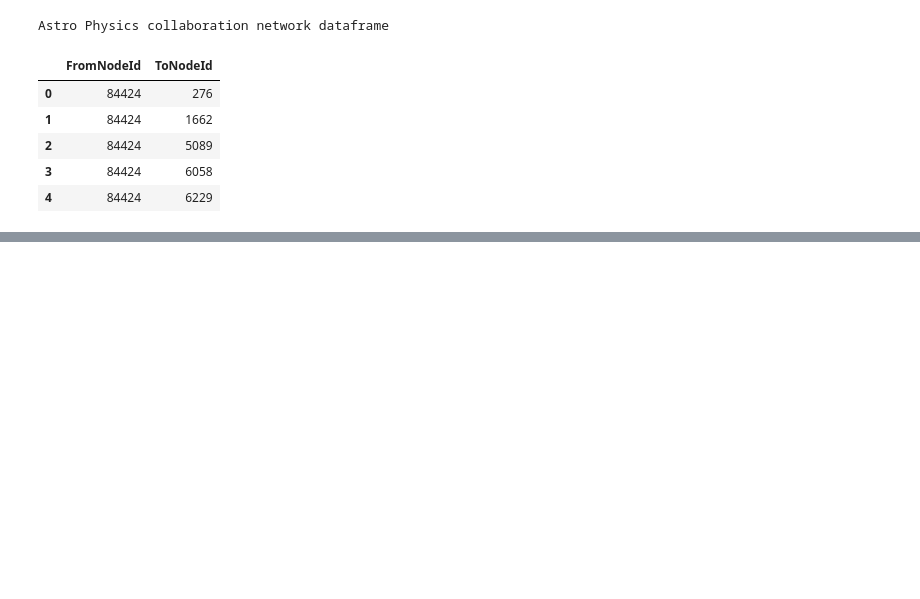
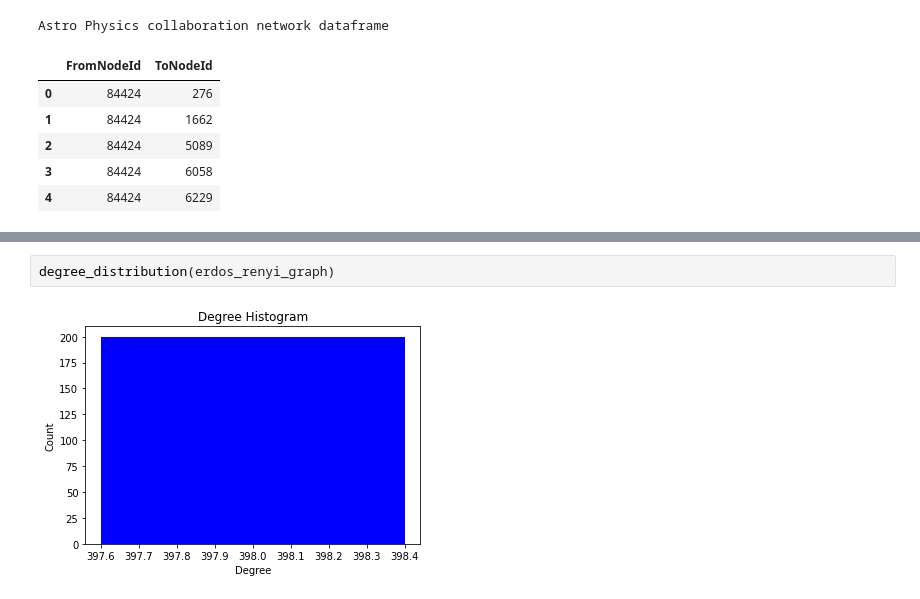
Before and after one commit to MuhammadWaleedUsman/SocialNetworkAnalysisAssignment2, a Jupyter notebook: SnaAssignment2.ipynb, the cells around one changed output, grey strips where cells are left out. Drawn from its saved outputs; the diff is of its cells as text; blank space fills up the shorter version.

```diff
--- a/SnaAssignment2.ipynb
+++ b/SnaAssignment2.ipynb
@@ -112,0 +108,4 @@ plt.show()
+# %%
+degree_distribution(erdos_renyi_graph)
+# %% [output]
+[figure, added]
```
Also changed, not shown: parts of 43 cells of this notebook, 4 other files.
